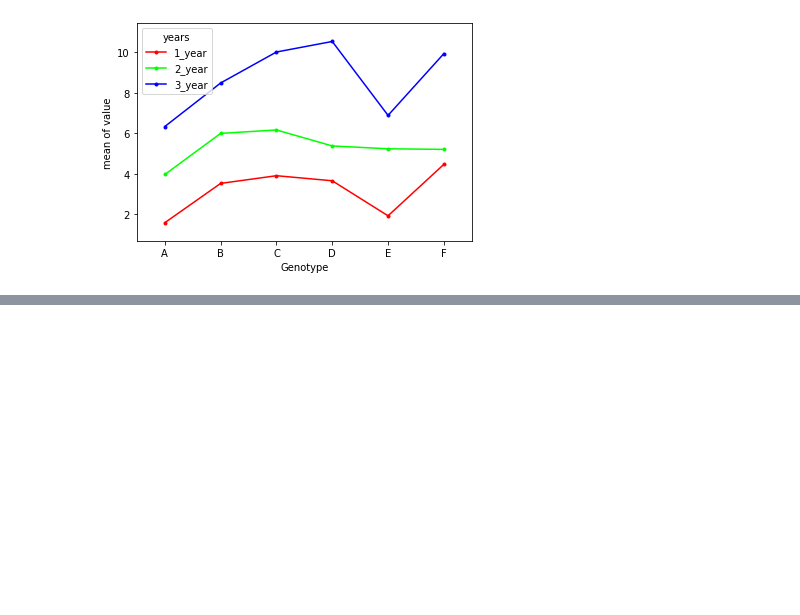
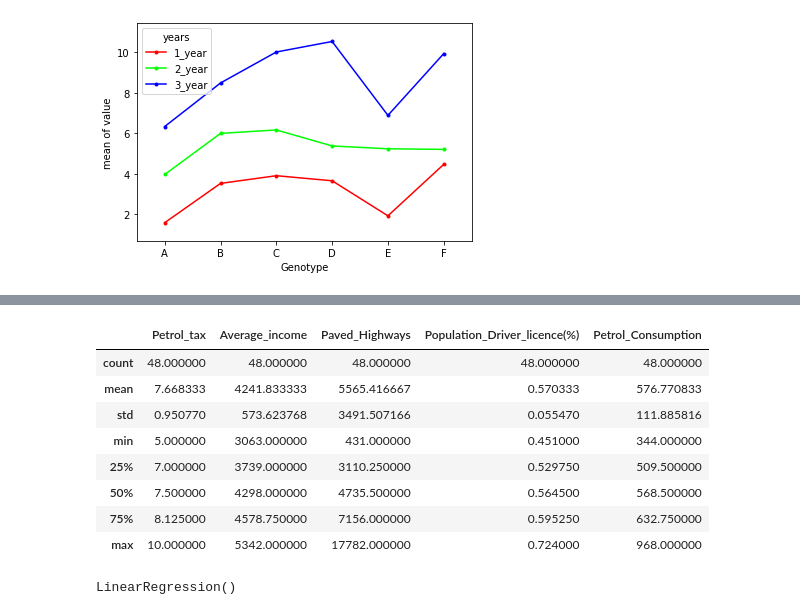
Before and after one commit to zhanyyy7/inf2178h-w22-exp-design-datascience, a Jupyter notebook: notebooks/inclass.ipynb, the cells around one changed output, grey strips where cells are left out. Drawn from its saved outputs; the diff is of its cells as text; code cells hidden in the pictures; blank space fills up the shorter version.

```diff
--- a/notebooks/inclass.ipynb
+++ b/notebooks/inclass.ipynb
@@ -238,0 +272,3 @@ res.tukey_summary
+# %%
+#MLR
+dataset = pd.read_csv('/Users/shionguha/Documents/GitHub/inf2178h-w22-exp-design-datascience/data/petrol_consumption.csv')
@@ -238,0 +284,12 @@ res.tukey_summary
+# %%
+dataset.describe()
+# %% [output]
+|  | Petrol_tax | Average_income | Paved_Highways | Population_Driver_licence(%) | Petrol_Consumption |
+| count | 48.000000 | 48.000000 | 48.000000 | 48.000000 | 48.000000 |
+| mean | 7.668333 | 4241.833333 | 5565.416667 | 0.570333 | 576.770833 |
+| std | 0.950770 | 573.623768 | 3491.507166 | 0.055470 | 111.885816 |
+| min | 5.000000 | 3063.000000 | 431.000000 | 0.451000 | 344.000000 |
+| 25% | 7.000000 | 3739.000000 | 3110.250000 | 0.529750 | 509.500000 |
+| 50% | 7.500000 | 4298.000000 | 4735.500000 | 0.564500 | 568.500000 |
+| 75% | 8.125000 | 4578.750000 | 7156.000000 | 0.595250 | 632.750000 |
+| max | 10.000000 | 5342.000000 | 17782.000000 | 0.724000 | 968.000000 |
@@ -238,0 +302,6 @@ res.tukey_summary
+# %%
+from sklearn.linear_model import LinearRegression
+regressor = LinearRegression()
+regressor.fit(X_train, y_train)
+# %% [output]
+LinearRegression()
```
Also changed, not shown: parts of 29 cells of this notebook, 5 other files.
